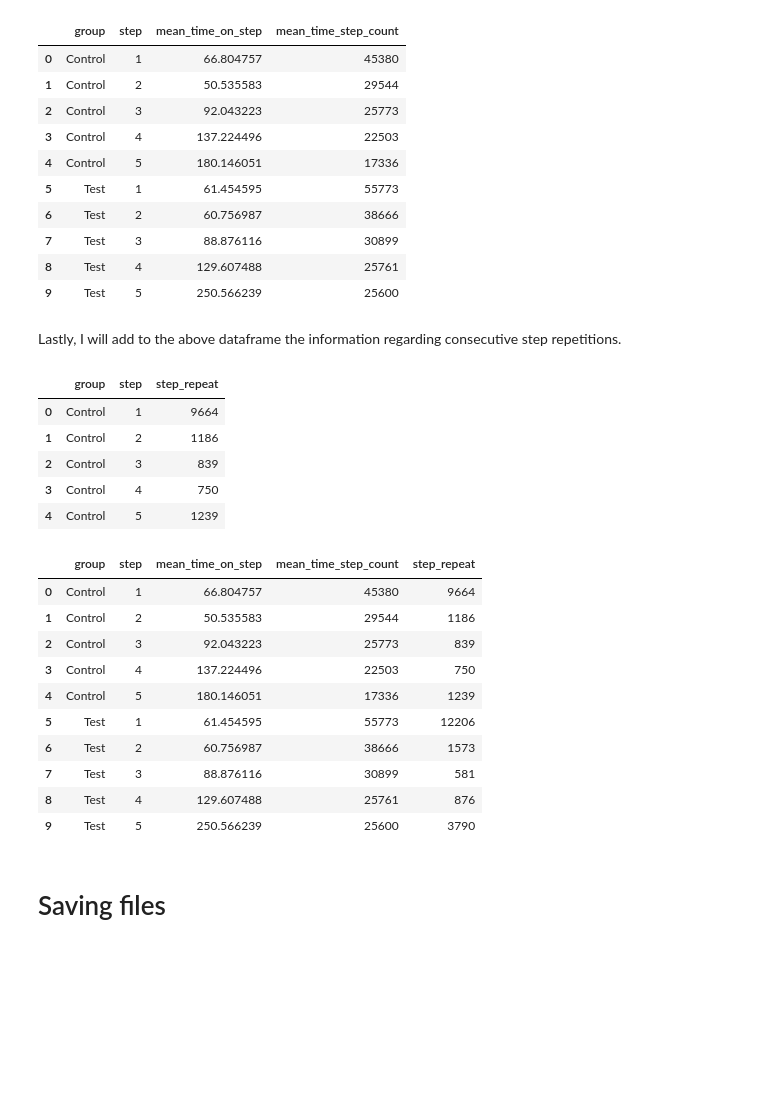
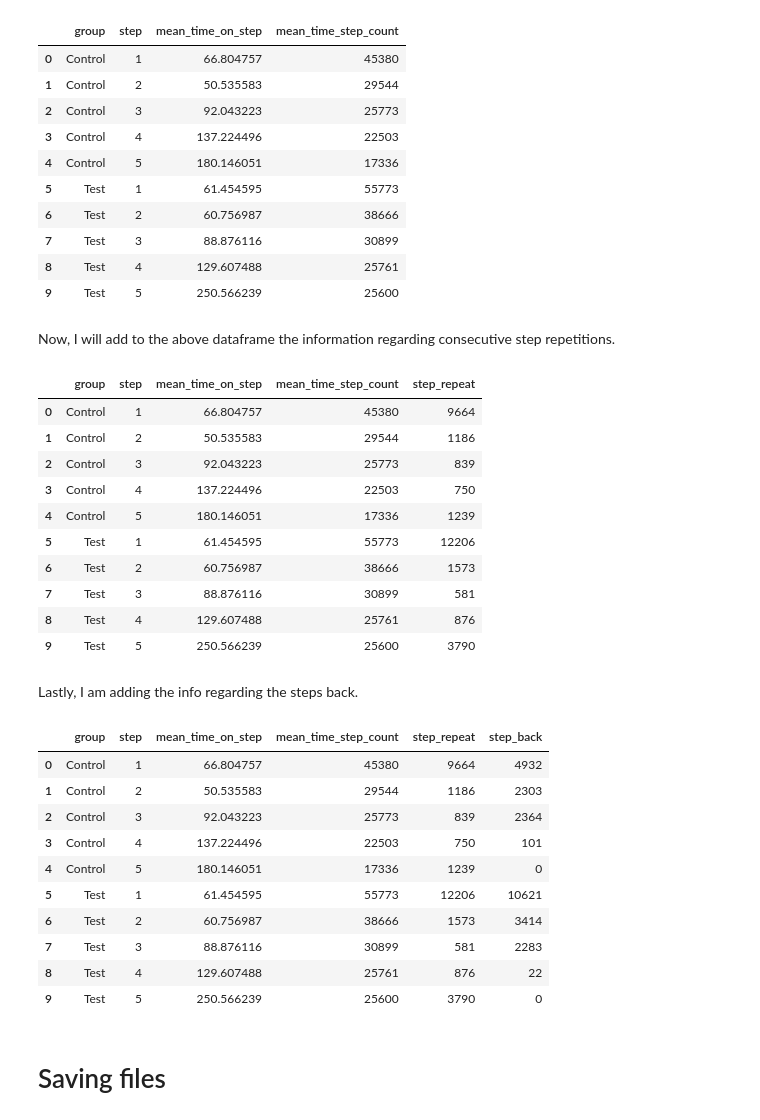
Before and after one commit to dimitsagk/AB_Testing_Analysis, a Jupyter notebook: notebooks/02_Evaluation_metrics_design.ipynb, the cells around one changed output. Cells and saved outputs as stored; diff of their text form; code cells hidden in the pictures; blank space fills up the shorter version.

Commit message:
Adding one more metric with steps back

```diff
--- a/notebooks/02_Evaluation_metrics_design.ipynb
+++ b/notebooks/02_Evaluation_metrics_design.ipynb
@@ -219,34 +219,47 @@ df_steps_results
 | 8 | Test | 4 | 129.607488 | 25761 |
 | 9 | Test | 5 | 250.566239 | 25600 |
 # %% [markdown]
-Lastly, I will add to the above dataframe the information regarding consecutive step repetitions.
+Now, I will add to the above dataframe the information regarding consecutive step repetitions.
 # %%
 df_step_repeats = df_trace.groupby(['group','step'])['step_repeat'].sum().reset_index()
-df_step_repeats.head()
+
+df_steps_results = pd.merge(df_steps_results, df_step_repeats,
+                            left_on=['group','step'], right_on=['group','step'])
+
+df_steps_results
 # %% [output]
-|  | group | step | step_repeat |
-| 0 | Control | 1 | 9664 |
-| 1 | Control | 2 | 1186 |
-| 2 | Control | 3 | 839 |
-| 3 | Control | 4 | 750 |
-| 4 | Control | 5 | 1239 |
+|  | group | step | mean_time_on_step | mean_time_step_count | step_repeat |
+| 0 | Control | 1 | 66.804757 | 45380 | 9664 |
+| 1 | Control | 2 | 50.535583 | 29544 | 1186 |
+| 2 | Control | 3 | 92.043223 | 25773 | 839 |
+| 3 | Control | 4 | 137.224496 | 22503 | 750 |
+| 4 | Control | 5 | 180.146051 | 17336 | 1239 |
+| 5 | Test | 1 | 61.454595 | 55773 | 12206 |
+| 6 | Test | 2 | 60.756987 | 38666 | 1573 |
+| 7 | Test | 3 | 88.876116 | 30899 | 581 |
+| 8 | Test | 4 | 129.607488 | 25761 | 876 |
+| 9 | Test | 5 | 250.566239 | 25600 | 3790 |
-# %%
-df_steps_results = pd.merge(df_steps_results, df_step_repeats,
-                            left_on=['group','step'], right_on=['group','step'])
-
-df_steps_results
-# %% [output]
-|  | group | step | mean_time_on_step | mean_time_step_count | step_repeat |
-| 0 | Control | 1 | 66.804757 | 45380 | 9664 |
-| 1 | Control | 2 | 50.535583 | 29544 | 1186 |
-| 2 | Control | 3 | 92.043223 | 25773 | 839 |
-| 3 | Control | 4 | 137.224496 | 22503 | 750 |
-| 4 | Control | 5 | 180.146051 | 17336 | 1239 |
-| 5 | Test | 1 | 61.454595 | 55773 | 12206 |
-| 6 | Test | 2 | 60.756987 | 38666 | 1573 |
-| 7 | Test | 3 | 88.876116 | 30899 | 581 |
-| 8 | Test | 4 | 129.607488 | 25761 | 876 |
-| 9 | Test | 5 | 250.566239 | 25600 | 3790 |
+# %% [markdown]
+Lastly, I am adding the info regarding the steps back.
+# %%
+df_step_back = df_trace.groupby(['group','step'])['step_back'].sum().reset_index()
+
+df_steps_results = pd.merge(df_steps_results, df_step_back,
+                            left_on=['group','step'], right_on=['group','step'])
+
+df_steps_results
+# %% [output]
+|  | group | step | mean_time_on_step | mean_time_step_count | step_repeat | step_back |
+| 0 | Control | 1 | 66.804757 | 45380 | 9664 | 4932 |
+| 1 | Control | 2 | 50.535583 | 29544 | 1186 | 2303 |
+| 2 | Control | 3 | 92.043223 | 25773 | 839 | 2364 |
+| 3 | Control | 4 | 137.224496 | 22503 | 750 | 101 |
+| 4 | Control | 5 | 180.146051 | 17336 | 1239 | 0 |
+| 5 | Test | 1 | 61.454595 | 55773 | 12206 | 10621 |
+| 6 | Test | 2 | 60.756987 | 38666 | 1573 | 3414 |
+| 7 | Test | 3 | 88.876116 | 30899 | 581 | 2283 |
+| 8 | Test | 4 | 129.607488 | 25761 | 876 | 22 |
+| 9 | Test | 5 | 250.566239 | 25600 | 3790 | 0 |
 # %% [markdown]
 # Saving files
 # %%
```
Also changed, not shown: parts of 3 cells of this notebook.
